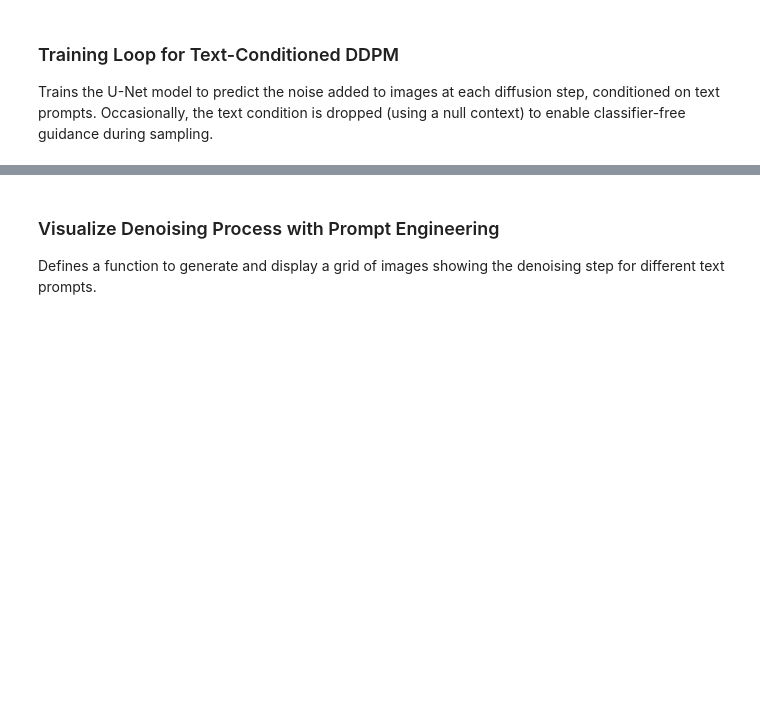
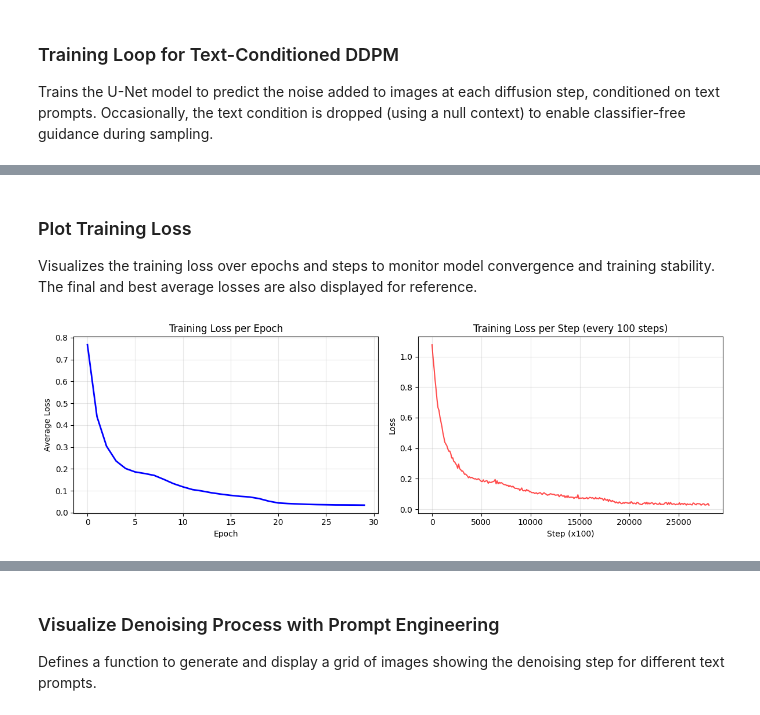
Before and after one commit to dagemawinegash/Diffusion-model, a Jupyter notebook: DDPM_conditioned_on_text_labels.ipynb, the cells around one changed output, grey strips where cells are left out. Drawn from its saved outputs; the diff is of its cells as text; code cells hidden in the pictures; blank space fills up the shorter version.

```diff
--- a/DDPM_conditioned_on_text_labels.ipynb
+++ b/DDPM_conditioned_on_text_labels.ipynb
@@ -305,7 +305,14 @@ optimizer = torch.optim.Adam(model.parameters(), lr=2e-4)
 null_text = [""] * batch_size
 null_context = get_text_embedding(null_text, device)
 
+# Lists to track losses
+epoch_losses = []
+step_losses = []
+
 for epoch in range(n_epochs):
+    epoch_loss = 0.0
+    num_steps = 0
+
     for imgs, texts, _ in tqdm(train_loader):
         imgs = imgs.to(device)
         t = torch.randint(0, T, (imgs.size(0),), device=device)
@@ -328,4 +335,11 @@ for epoch in range(n_epochs):
         loss.backward()
         optimizer.step()
 
-    print(f"Epoch {epoch+1} done. Loss: {loss.item():.4f}")
+        # Track losses
+        step_losses.append(loss.item())
+        epoch_loss += loss.item()
+        num_steps += 1
+
+    avg_epoch_loss = epoch_loss / num_steps
+    epoch_losses.append(avg_epoch_loss)
+    print(f"Epoch {epoch+1} done. Average Loss: {avg_epoch_loss:.4f}")
@@ -331,0 +360,32 @@ for epoch in range(n_epochs):
+# %% [markdown]
+### Plot Training Loss
+
+Visualizes the training loss over epochs and steps to monitor model convergence and training stability. The final and best average losses are also displayed for reference.
+# %%
+# Plot the training loss
+plt.figure(figsize=(12, 4))
+
+# Plot epoch losses
+plt.subplot(1, 2, 1)
+plt.plot(epoch_losses, 'b-', linewidth=2)
+plt.title('Training Loss per Epoch')
+plt.xlabel('Epoch')
+plt.ylabel('Average Loss')
+plt.grid(True, alpha=0.3)
+
+# Plot step losses (every 100 steps for clarity)
+plt.subplot(1, 2, 2)
+step_indices = range(0, len(step_losses), 100)
+plt.plot(step_indices, [step_losses[i] for i in step_indices], 'r-', alpha=0.7)
+plt.title('Training Loss per Step (every 100 steps)')
+plt.xlabel('Step (x100)')
+plt.ylabel('Loss')
+plt.grid(True, alpha=0.3)
+
+plt.tight_layout()
+plt.show()
+
+print(f"Final average loss: {epoch_losses[-1]:.4f}")
+print(f"Best loss: {min(epoch_losses):.4f}")
+# %% [output]
+[figure, added]
```
Also changed, not shown: parts of 4 cells of this notebook.
